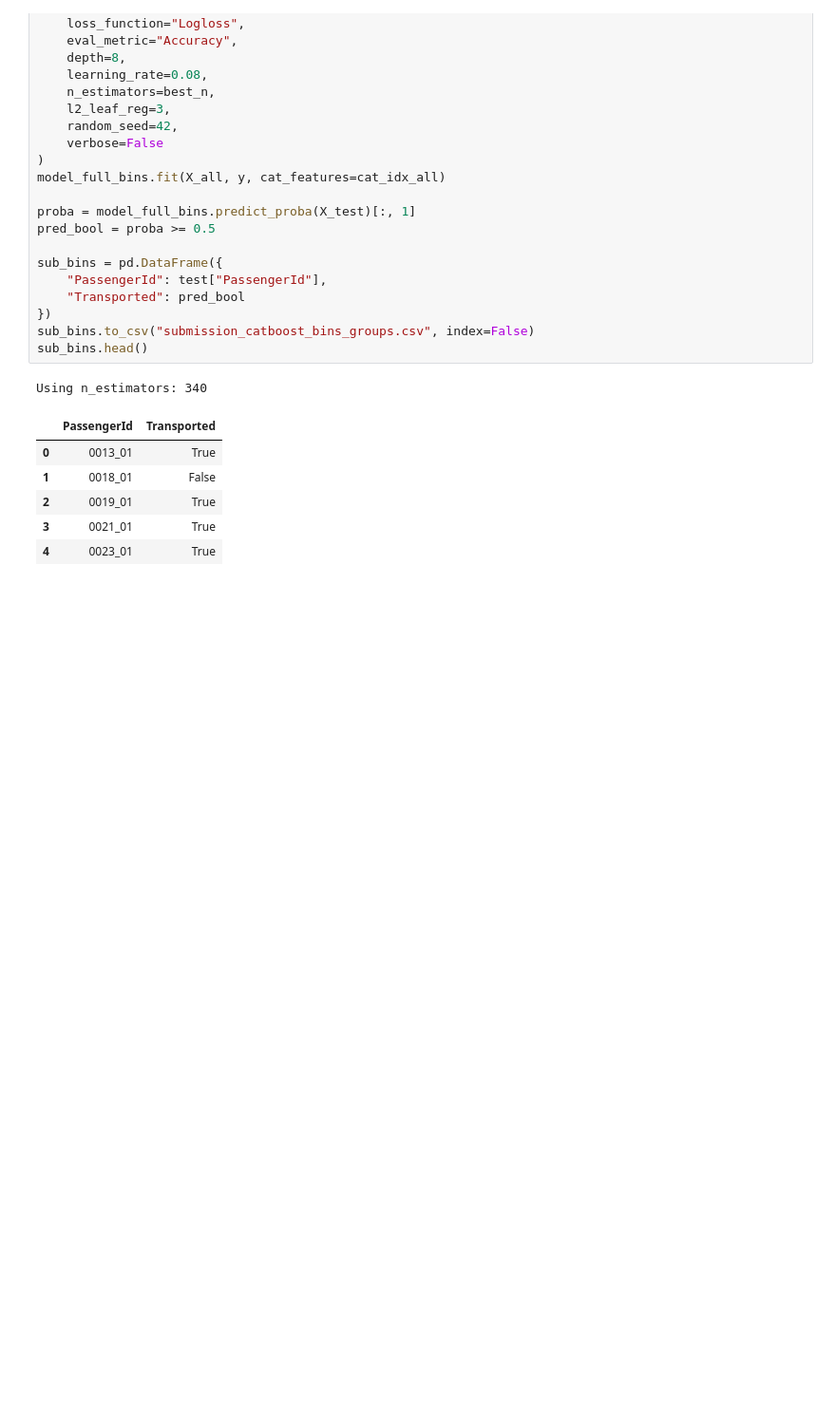
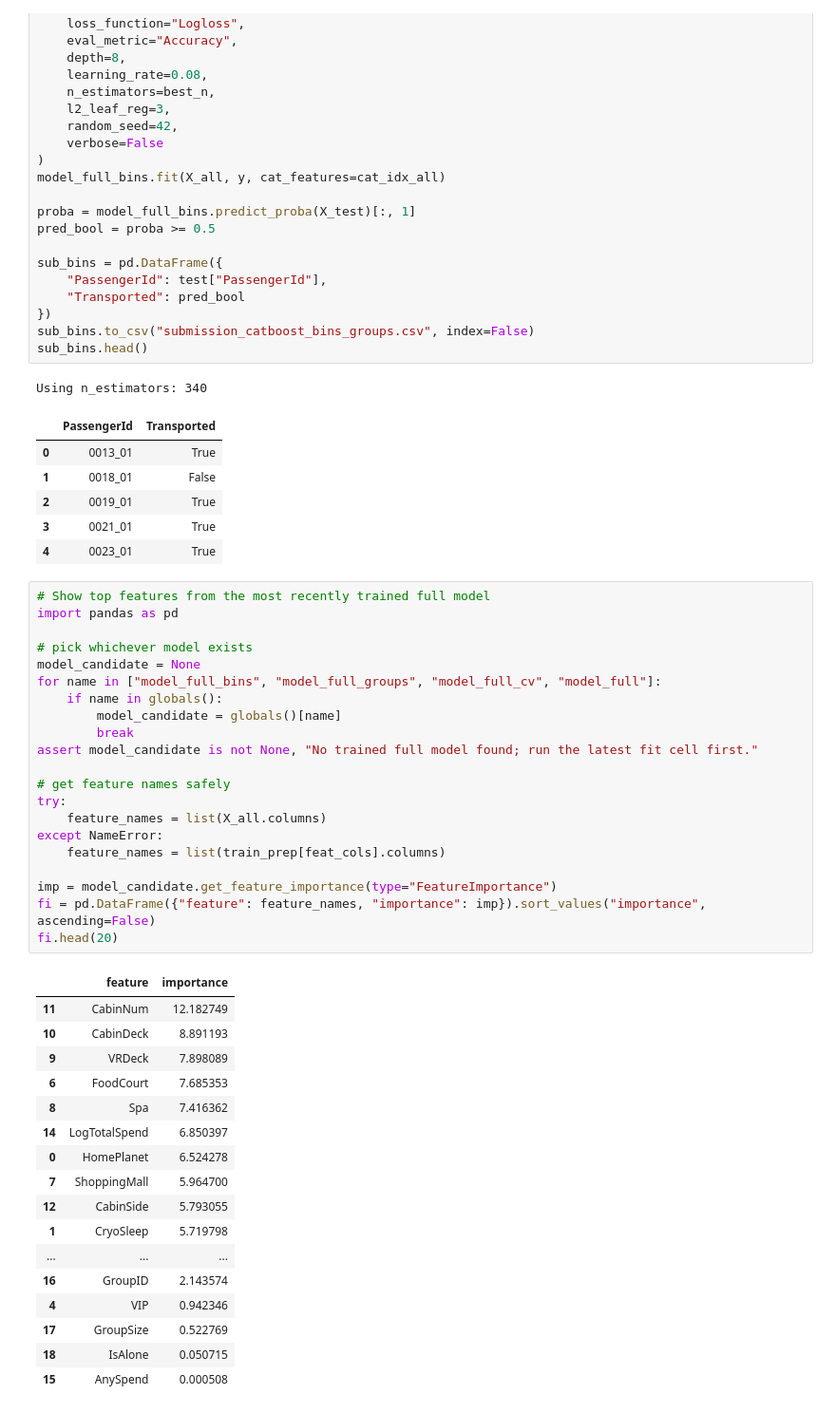
Before and after one commit to yosephlijalem/spaceship-titanic, a Jupyter notebook: 02_cv_feature_engineering.ipynb, the cells around one changed output. Shown: that part at 95% size. Saved outputs shown, nothing was run; the diff lists cells and outputs as text; blank space fills up the shorter version.

```diff
--- a/02_cv_feature_engineering.ipynb
+++ b/02_cv_feature_engineering.ipynb
@@ -541,3 +541,42 @@ Using n_estimators: 340
 | 2 | 0019_01 | True |
 | 3 | 0021_01 | True |
 | 4 | 0023_01 | True |
+# %%
+# Show top features from the most recently trained full model
+import pandas as pd
+
+# pick whichever model exists
+model_candidate = None
+for name in ["model_full_bins", "model_full_groups", "model_full_cv", "model_full"]:
+    if name in globals():
+        model_candidate = globals()[name]
+        break
+assert model_candidate is not None, "No trained full model found; run the latest fit cell first."
+
+# get feature names safely
+try:
+    feature_names = list(X_all.columns)
+except NameError:
+    feature_names = list(train_prep[feat_cols].columns)
+
+imp = model_candidate.get_feature_importance(type="FeatureImportance")
+fi = pd.DataFrame({"feature": feature_names, "importance": imp}).sort_values("importance", ascending=False)
+fi.head(20)
+# %% [output]
+|  | feature | importance |
+| 11 | CabinNum | 12.182749 |
+| 10 | CabinDeck | 8.891193 |
+| 9 | VRDeck | 7.898089 |
+| 6 | FoodCourt | 7.685353 |
+| 8 | Spa | 7.416362 |
+| 14 | LogTotalSpend | 6.850397 |
+| 0 | HomePlanet | 6.524278 |
+| 7 | ShoppingMall | 5.964700 |
+| 12 | CabinSide | 5.793055 |
+| 1 | CryoSleep | 5.719798 |
+| ... | ... | ... |
+| 16 | GroupID | 2.143574 |
+| 4 | VIP | 0.942346 |
+| 17 | GroupSize | 0.522769 |
+| 18 | IsAlone | 0.050715 |
+| 15 | AnySpend | 0.000508 |
```
Also changed, not shown: parts of 12 cells of this notebook.
